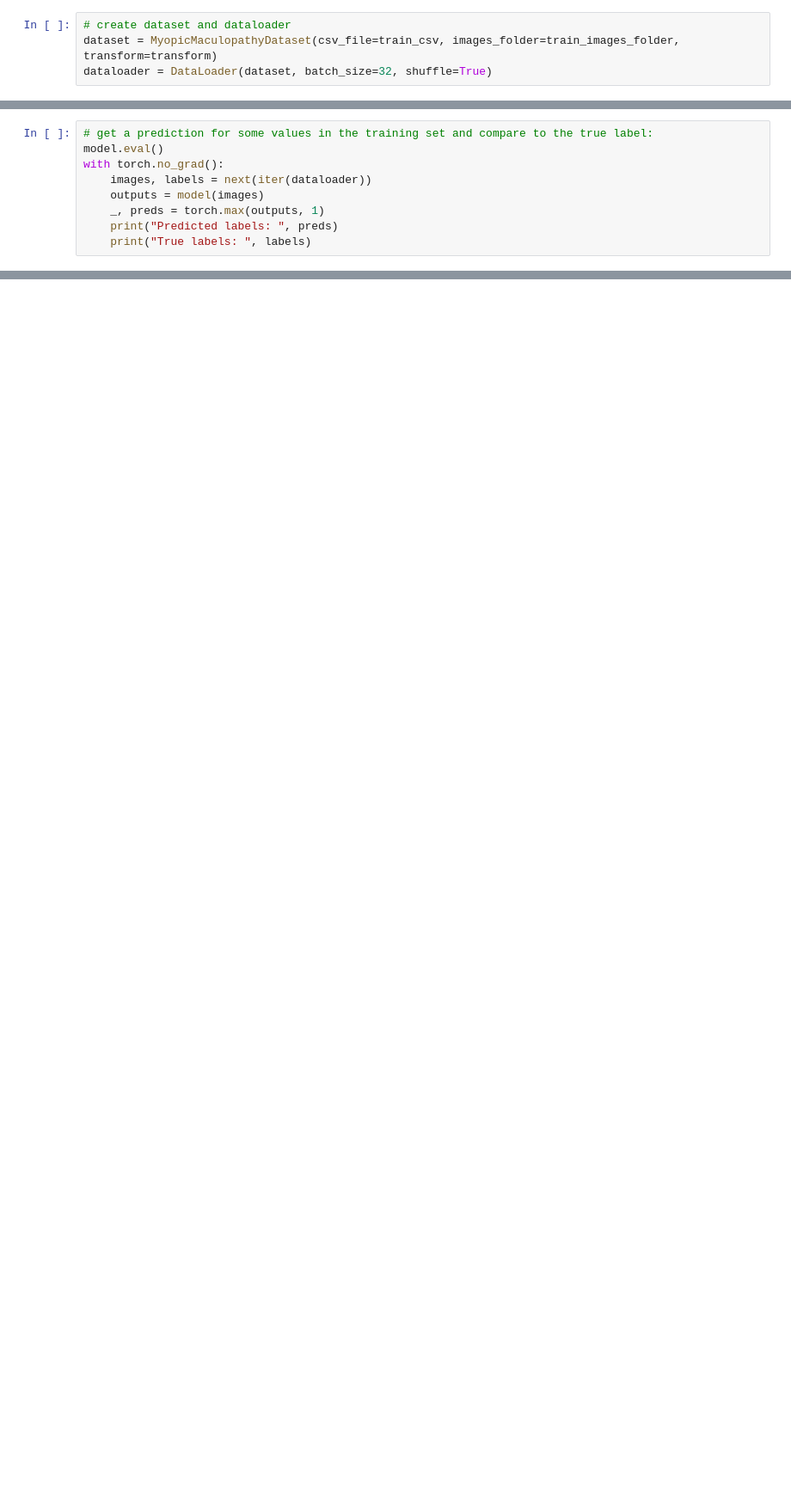
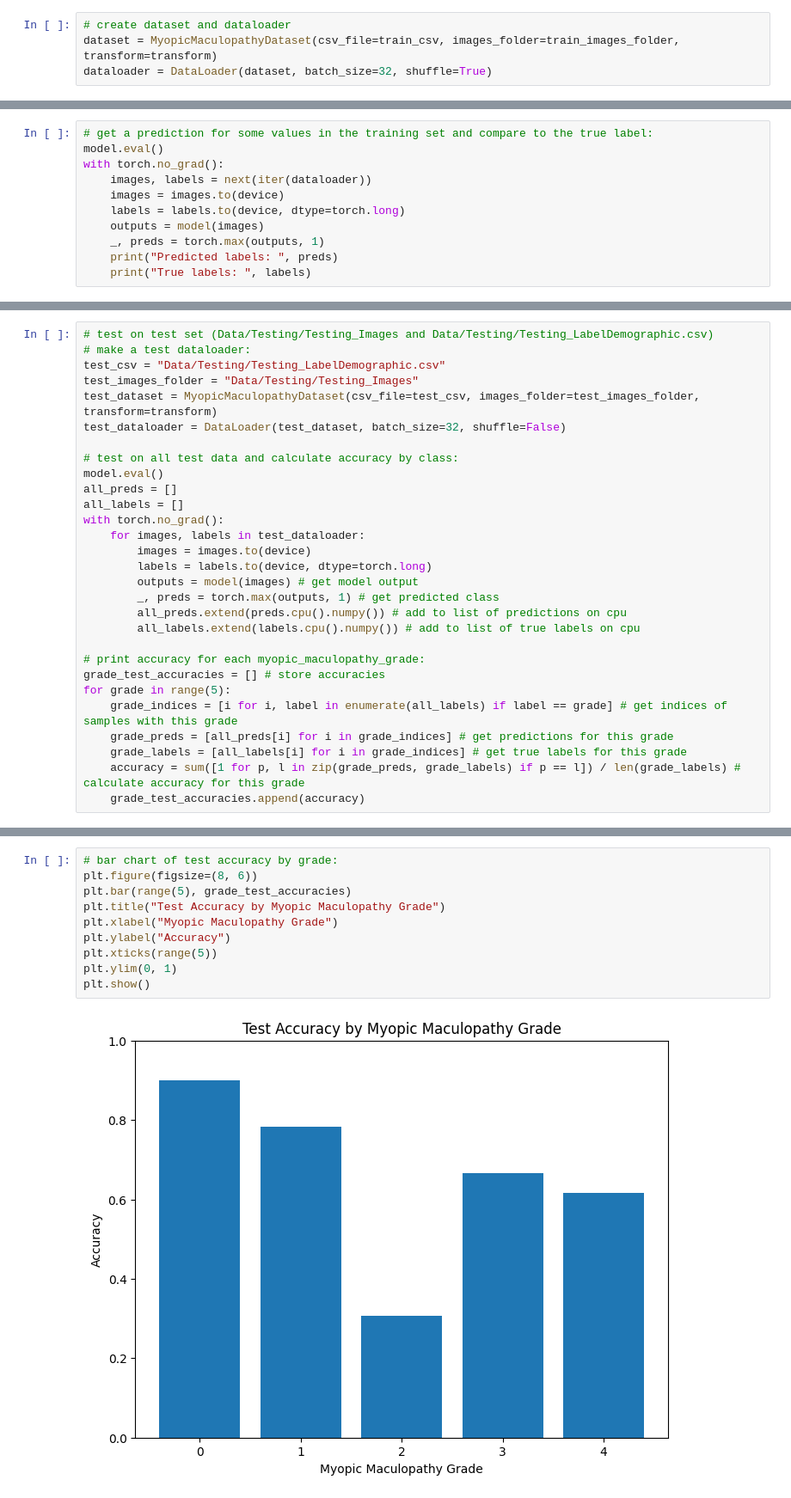
Before and after one commit to thuitema0/MPHY0050, a Jupyter notebook: Task2.ipynb, the cells around one changed output, grey strips where cells are left out. Shown at 86% size. Cells and saved outputs as stored; diff of their text form; blank space fills up the shorter version.

```diff
--- a/Task2.ipynb
+++ b/Task2.ipynb
@@ -209,6 +254,8 @@ Epoch 10/10, Loss: 0.0997
 model.eval()
 with torch.no_grad():
     images, labels = next(iter(dataloader))
+    images = images.to(device)
+    labels = labels.to(device, dtype=torch.long)
     outputs = model(images)
     _, preds = torch.max(outputs, 1)
     print("Predicted labels: ", preds)
@@ -220,0 +295,29 @@ True labels:  tensor([0, 4, 1, 1, 1, 2, 1, 2, 0, 1, 0, 3, 0, 1, 1, 2, 0, 2, 2, 0
+# %%
+# test on test set (Data/Testing/Testing_Images and Data/Testing/Testing_LabelDemographic.csv)
+# make a test dataloader:
+test_csv = "Data/Testing/Testing_LabelDemographic.csv"
+test_images_folder = "Data/Testing/Testing_Images"
+test_dataset = MyopicMaculopathyDataset(csv_file=test_csv, images_folder=test_images_folder, transform=transform)
+test_dataloader = DataLoader(test_dataset, batch_size=32, shuffle=False)
+
+# test on all test data and calculate accuracy by class:
+model.eval()
+all_preds = []
+all_labels = []
+with torch.no_grad():
+    for images, labels in test_dataloader:
+        images = images.to(device)
+        labels = labels.to(device, dtype=torch.long)
+        outputs = model(images) # get model output
+        _, preds = torch.max(outputs, 1) # get predicted class
+        all_preds.extend(preds.cpu().numpy()) # add to list of predictions on cpu
+        all_labels.extend(labels.cpu().numpy()) # add to list of true labels on cpu
+
+# print accuracy for each myopic_maculopathy_grade:
+grade_test_accuracies = [] # store accuracies
+for grade in range(5):
+    grade_indices = [i for i, label in enumerate(all_labels) if label == grade] # get indices of samples with this grade
+    grade_preds = [all_preds[i] for i in grade_indices] # get predictions for this grade
+    grade_labels = [all_labels[i] for i in grade_indices] # get true labels for this grade
+    accuracy = sum([1 for p, l in zip(grade_preds, grade_labels) if p == l]) / len(grade_labels) # calculate accuracy for this grade
+    grade_test_accuracies.append(accuracy)
@@ -220,0 +331,12 @@ True labels:  tensor([0, 4, 1, 1, 1, 2, 1, 2, 0, 1, 0, 3, 0, 1, 1, 2, 0, 2, 2, 0
+# %%
+# bar chart of test accuracy by grade:
+plt.figure(figsize=(8, 6))
+plt.bar(range(5), grade_test_accuracies)
+plt.title("Test Accuracy by Myopic Maculopathy Grade")
+plt.xlabel("Myopic Maculopathy Grade")
+plt.ylabel("Accuracy")
+plt.xticks(range(5))
+plt.ylim(0, 1)
+plt.show()
+# %% [output]
+[figure, added]
```
Also changed, not shown: parts of 20 cells of this notebook, 2 other files.
